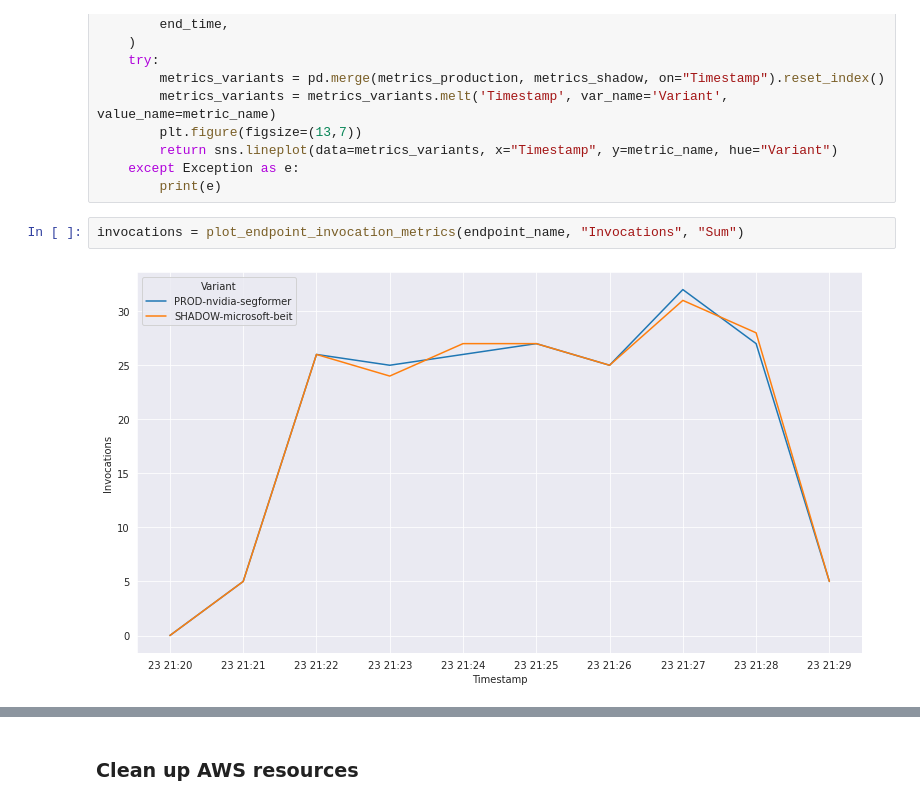
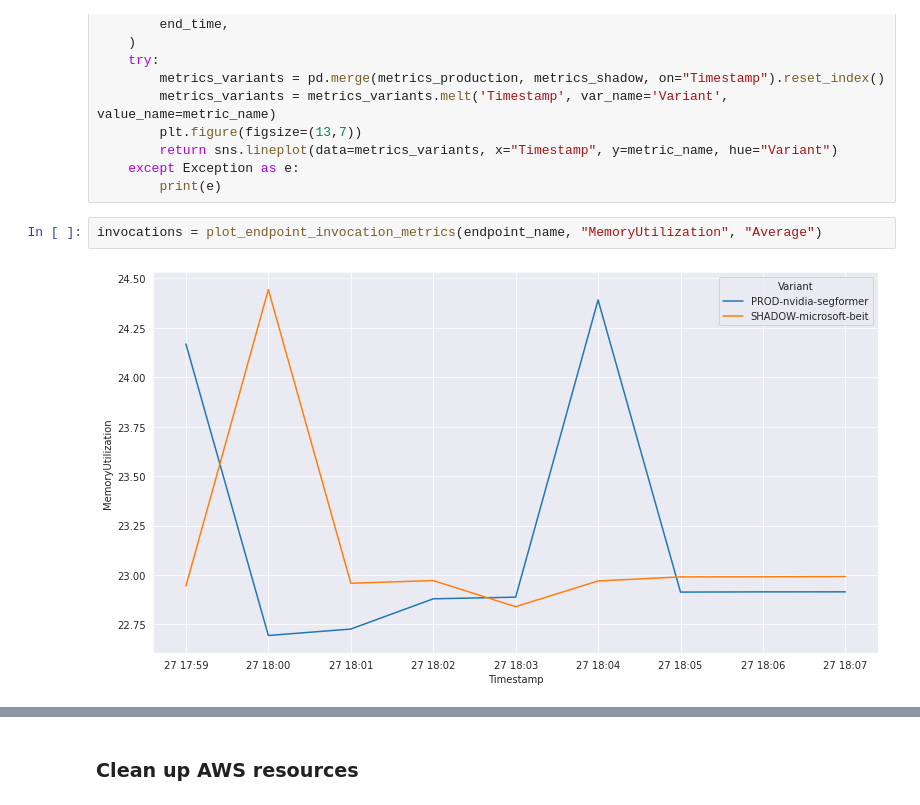
Before and after one commit to FraPochetti/KagglePlaygrounds, a Jupyter notebook: sagemaker_shadow_huggingface/shadow.ipynb, the cells around one changed output, grey strips where cells are left out. Saved outputs shown, nothing was run; the diff lists cells and outputs as text.

Commit message:
new charts

```diff
--- a/sagemaker_shadow_huggingface/shadow.ipynb
+++ b/sagemaker_shadow_huggingface/shadow.ipynb
@@ -338,9 +359,9 @@ def plot_endpoint_invocation_metrics(
     except Exception as e:
         print(e)
 # %%
-invocations = plot_endpoint_invocation_metrics(endpoint_name, "Invocations", "Sum")
+invocations = plot_endpoint_invocation_metrics(endpoint_name, "MemoryUtilization", "Average")
 # %% [output]
-[figure, old version]
+[figure, new version]
 # %%
 model_latency = plot_endpoint_invocation_metrics(endpoint_name, "ModelLatency", "Average")
 # %% [output]
```
Also changed, not shown: parts of 6 cells of this notebook.
